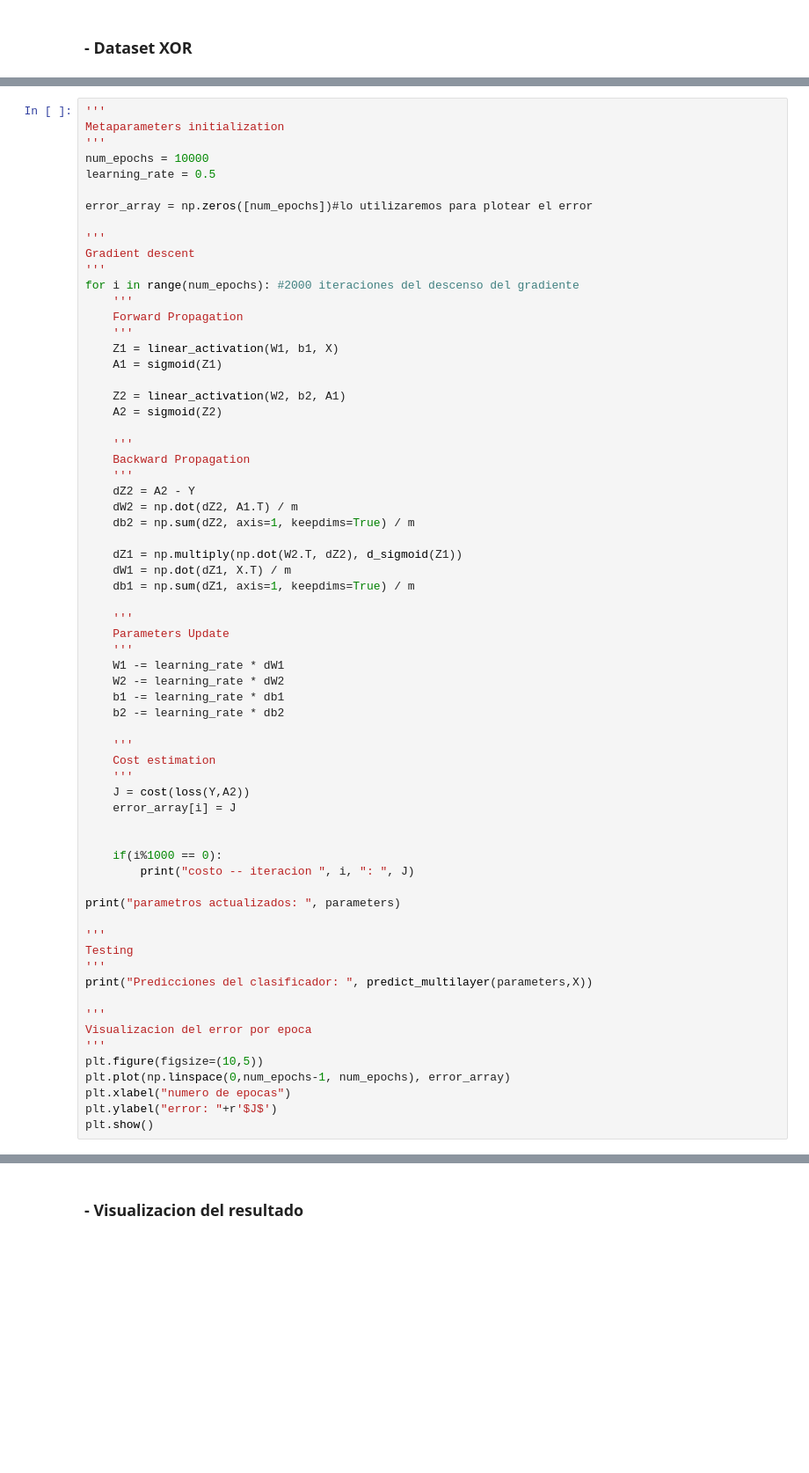
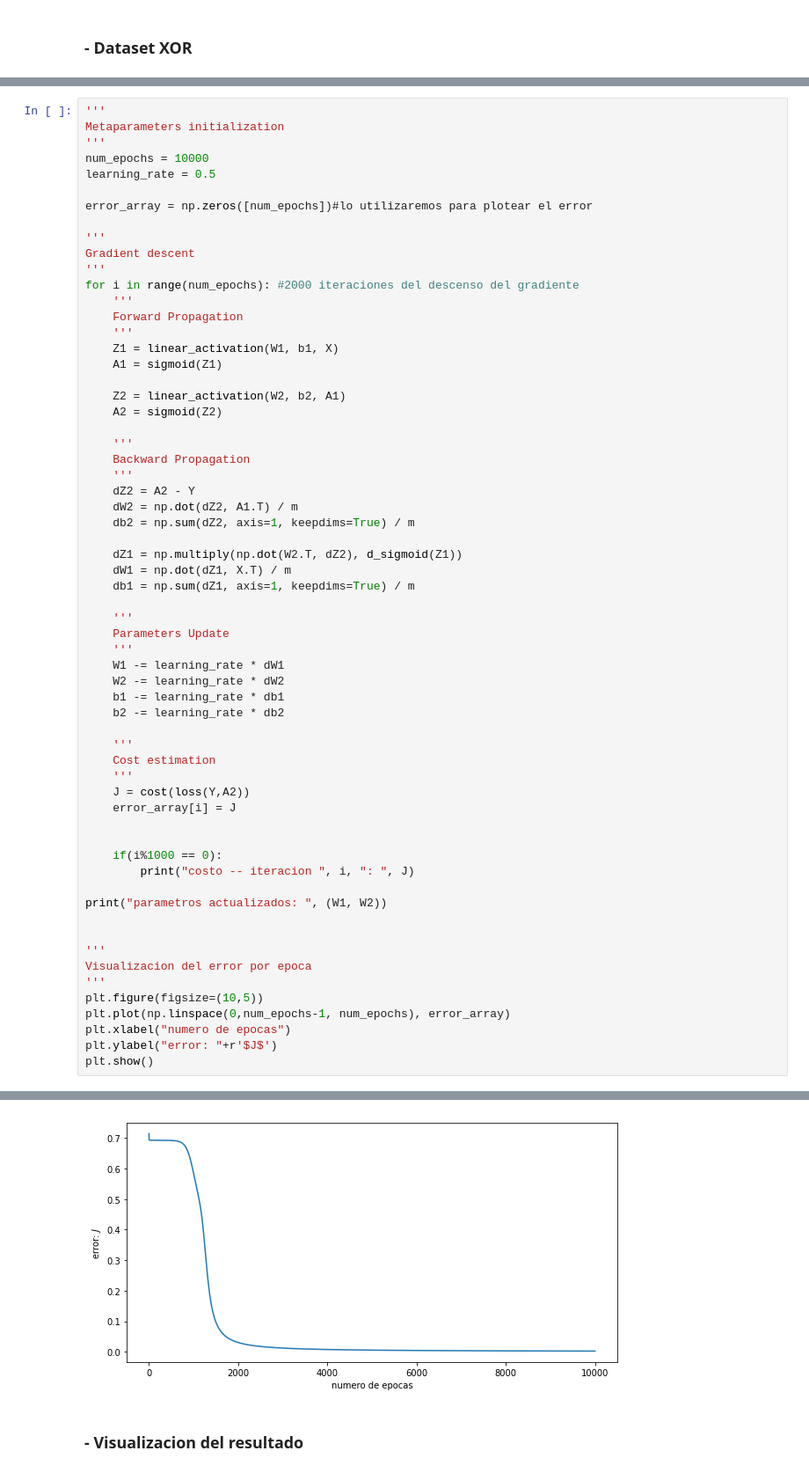
Before and after one commit to psatencio/IA_ITM, a Jupyter notebook: Presentaciones/4. Machine Learning/Modulo 4_3_2_RedNeuronal.ipynb, the cells around one changed output, grey strips where cells are left out. Shown: that part at 88% size. Drawn from its saved outputs; the diff is of its cells as text; blank space fills up the shorter version.

```diff
--- a/Presentaciones/4. Machine Learning/Modulo 4_3_2_RedNeuronal.ipynb
+++ b/Presentaciones/4. Machine Learning/Modulo 4_3_2_RedNeuronal.ipynb
@@ -175,12 +163,8 @@ for i in range(num_epochs): #2000 iteraciones del descenso del gradiente
     if(i%1000 == 0):
         print("costo -- iteracion ", i, ": ", J)
 
-print("parametros actualizados: ", parameters)
+print("parametros actualizados: ", (W1, W2))
 
-'''
-Testing
-'''
-print("Predicciones del clasificador: ", predict_multilayer(parameters,X))
 
 '''
 Visualizacion del error por epoca
@@ -190,3 +174,4 @@ plt.plot(np.linspace(0,num_epochs-1, num_epochs), error_array)
 plt.xlabel("numero de epocas")
 plt.ylabel("error: "+r'$J$')
 plt.show()
+# %% [output]
@@ -193,2 +190,3 @@ plt.show()
+[figure, added]
 # %% [markdown]
 ### - Visualizacion del resultado
```
Also changed, not shown: parts of 20 cells of this notebook.
